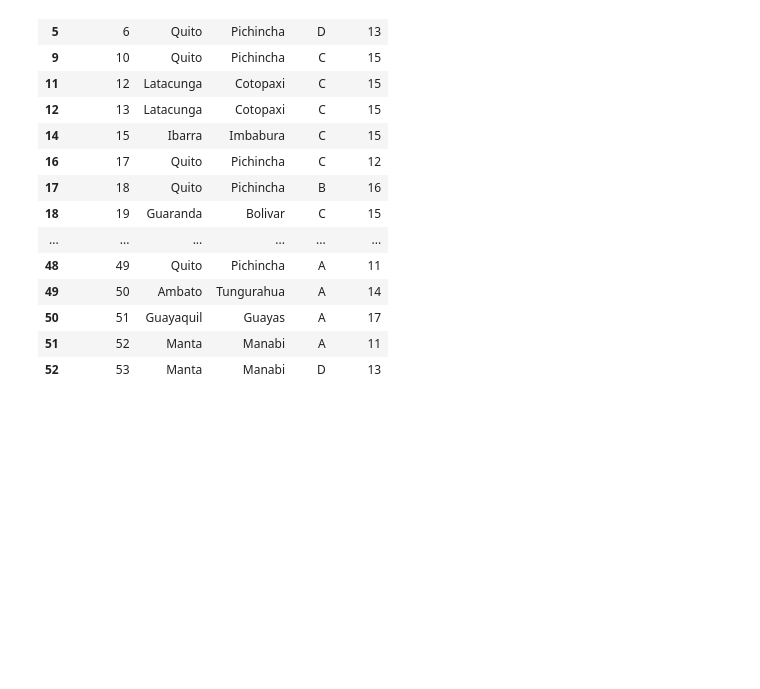
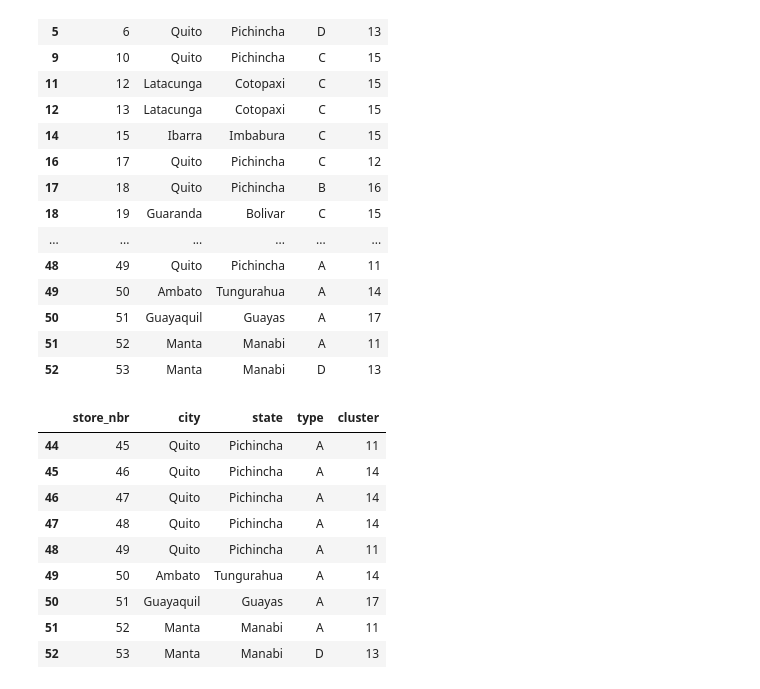
Before and after one commit to zuzanadostalova/Store_sales, a Jupyter notebook: Store_sales.ipynb, the cells around one changed output. Cells and saved outputs as stored; diff of their text form; code cells hidden in the pictures; blank space fills up the shorter version.

```diff
--- a/Store_sales.ipynb
+++ b/Store_sales.ipynb
@@ -216,3 +218,18 @@ data[x]
 | 50 | 51 | Guayaquil | Guayas | A | 17 |
 | 51 | 52 | Manta | Manabi | A | 11 |
 | 52 | 53 | Manta | Manabi | D | 13 |
+# %%
+# 2 - Filtering pandas with logical_and
+# There are only 9 items who have higher cluster value than 10 and higher store_nbr value than 20
+data[np.logical_and(data['cluster']>10, data['store_nbr']>20 )]
+# %% [output]
+|  | store_nbr | city | state | type | cluster |
+| 44 | 45 | Quito | Pichincha | A | 11 |
+| 45 | 46 | Quito | Pichincha | A | 14 |
+| 46 | 47 | Quito | Pichincha | A | 14 |
+| 47 | 48 | Quito | Pichincha | A | 14 |
+| 48 | 49 | Quito | Pichincha | A | 11 |
+| 49 | 50 | Ambato | Tungurahua | A | 14 |
+| 50 | 51 | Guayaquil | Guayas | A | 17 |
+| 51 | 52 | Manta | Manabi | A | 11 |
+| 52 | 53 | Manta | Manabi | D | 13 |
```
Also changed, not shown: parts of 2 cells of this notebook.
